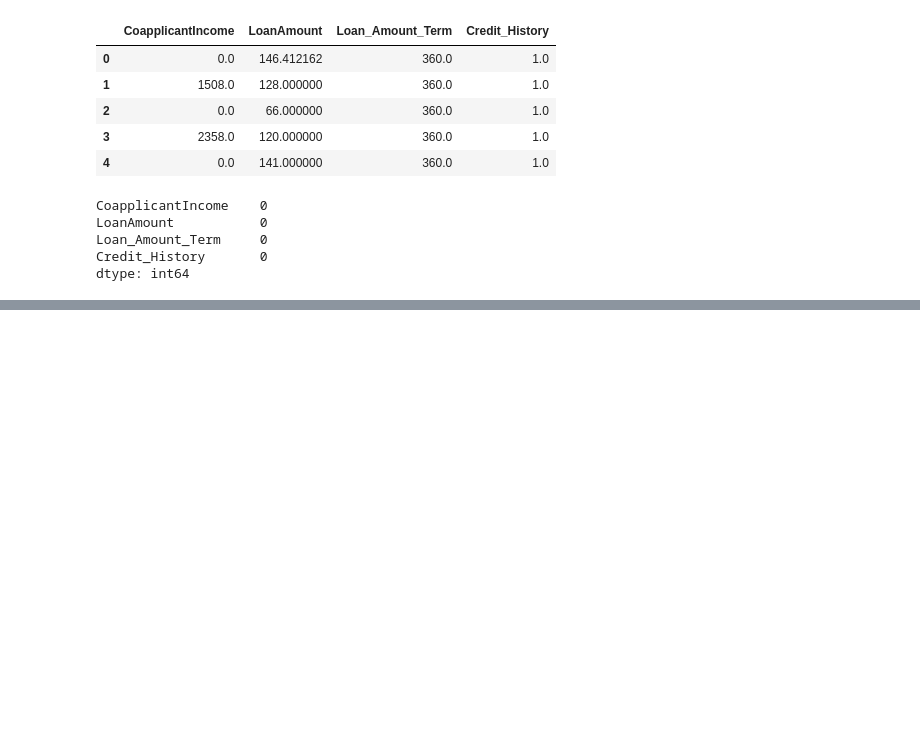
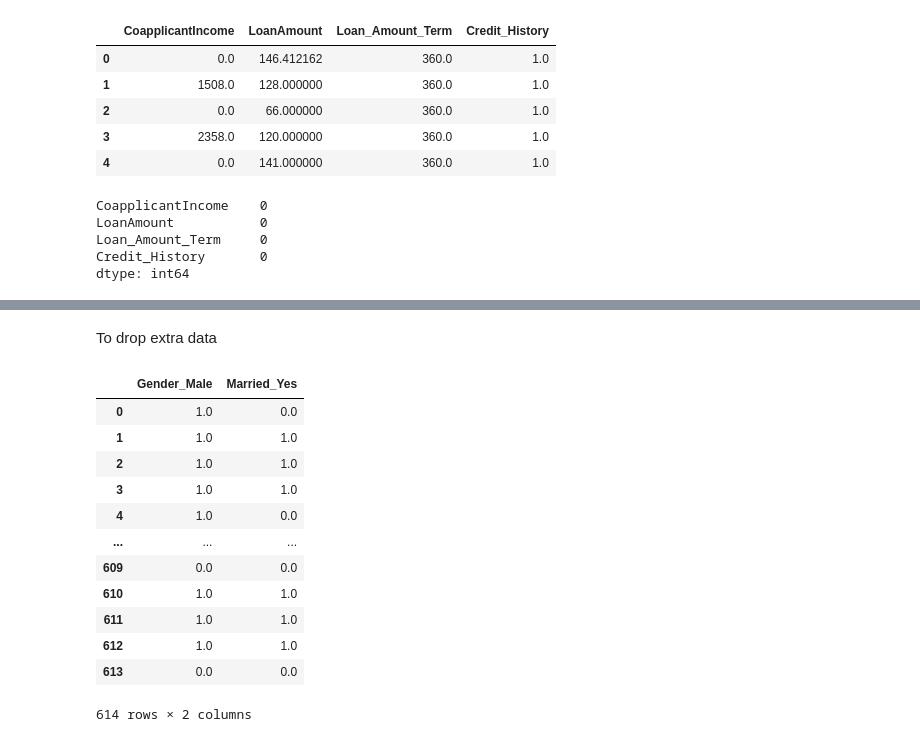
Before and after one commit to TridentifyIshaan/AIML_MiniProjects, a Jupyter notebook: Data Preprocessing/1.ipynb, the cells around one changed output, grey strips where cells are left out. Cells and saved outputs as stored; diff of their text form; code cells hidden in the pictures; blank space fills up the shorter version.

```diff
--- a/Data Preprocessing/1.ipynb
+++ b/Data Preprocessing/1.ipynb
@@ -272,0 +369,20 @@ dtype: int64
+# %% [markdown]
+To drop extra data
+# %%
+o = OneHotEncoder(drop='first').fit_transform(en_data)
+a = o.toarray()
+pd.DataFrame(a, columns=['Gender_Male', 'Married_Yes']) # converting array into a dataframe
+# %% [output]
+|  | Gender_Male | Married_Yes |
+| 0 | 1.0 | 0.0 |
+| 1 | 1.0 | 1.0 |
+| 2 | 1.0 | 1.0 |
+| 3 | 1.0 | 1.0 |
+| 4 | 1.0 | 0.0 |
+| ... | ... | ... |
+| 609 | 0.0 | 0.0 |
+| 610 | 1.0 | 1.0 |
+| 611 | 1.0 | 1.0 |
+| 612 | 1.0 | 1.0 |
+| 613 | 0.0 | 0.0 |
+614 rows × 2 columns
```
Also changed, not shown: parts of 11 cells of this notebook, 4 other files.
